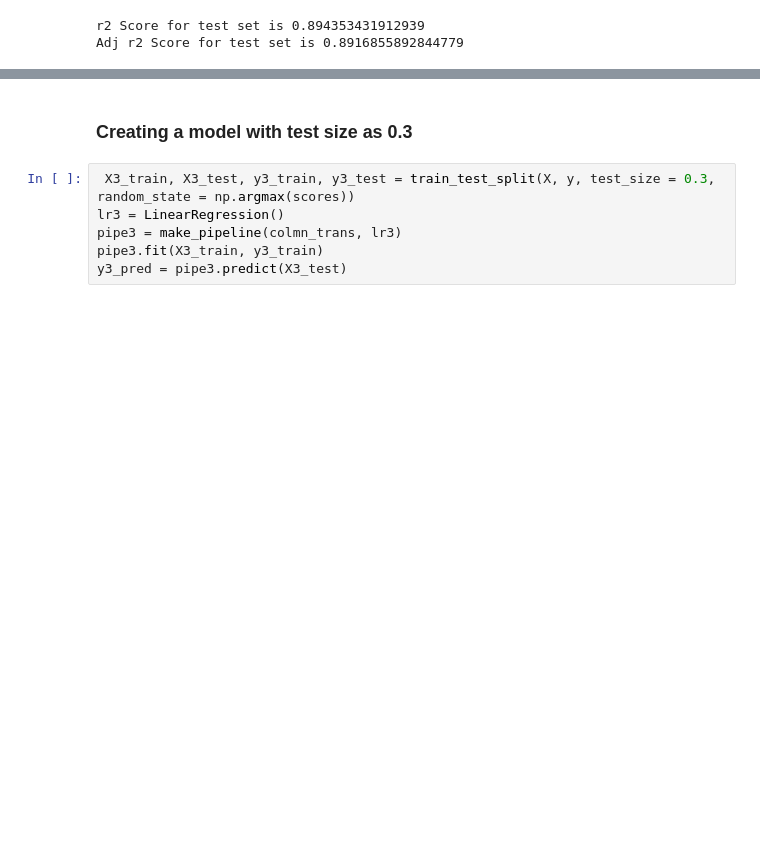
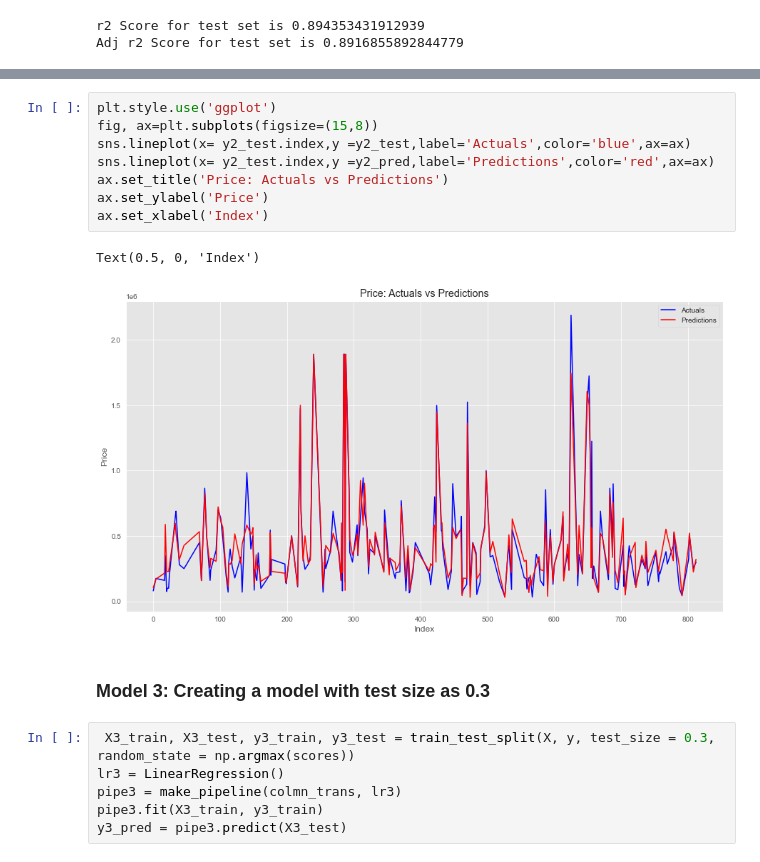
Before and after one commit to Harsha92/Machine-Learning-Using-Python, a Jupyter notebook: Linear Regression/Car Price Prediction/Car Price Prediction.ipynb, the cells around one changed output, grey strips where cells are left out. Drawn from its saved outputs; the diff is of its cells as text; blank space fills up the shorter version.

```diff
--- a/Linear Regression/Car Price Prediction/Car Price Prediction.ipynb
+++ b/Linear Regression/Car Price Prediction/Car Price Prediction.ipynb
@@ -625,5 +669,16 @@ Adj r2 Score for test set is 0.8916855892844779
+# %%
+plt.style.use('ggplot')
+fig, ax=plt.subplots(figsize=(15,8))
+sns.lineplot(x= y2_test.index,y =y2_test,label='Actuals',color='blue',ax=ax)
+sns.lineplot(x= y2_test.index,y =y2_pred,label='Predictions',color='red',ax=ax)
+ax.set_title('Price: Actuals vs Predictions')
+ax.set_ylabel('Price')
+ax.set_xlabel('Index')
+# %% [output]
+Text(0.5, 0, 'Index')
+[figure, added]
 # %% [markdown]
-### Creating a model with test size as 0.3
+### Model 3: Creating a model with test size as 0.3
 # %%
  X3_train, X3_test, y3_train, y3_test = train_test_split(X, y, test_size = 0.3, random_state = np.argmax(scores))
 lr3 = LinearRegression()
```
Also changed, not shown: parts of 7 cells of this notebook.
